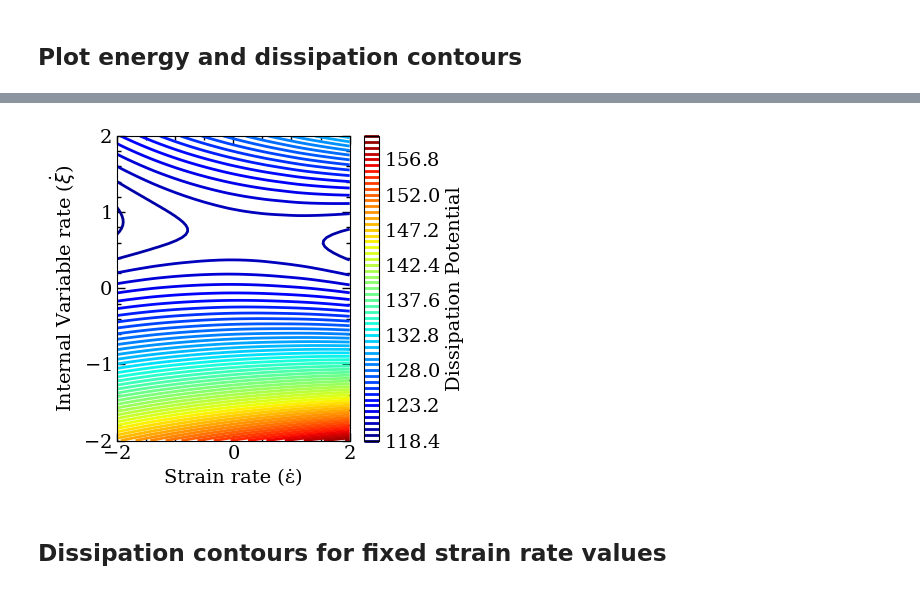
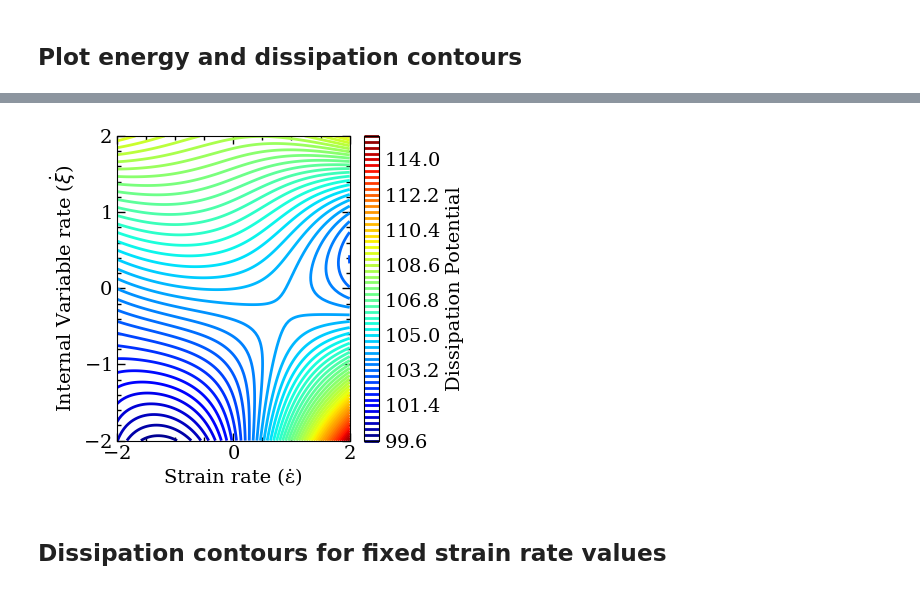
Before and after one commit to m-raj/microstructure-dependent-material-model, a Jupyter notebook: post_processing.ipynb, the cells around one changed output, grey strips where cells are left out. Drawn from its saved outputs; the diff is of its cells as text; code cells hidden in the pictures.

```diff
--- a/post_processing.ipynb
+++ b/post_processing.ipynb
@@ -5,14 +5,14 @@ from fig_settings import *
 from util import *
 from torch.utils.data import DataLoader, random_split, Subset, ConcatDataset
 # %%
-run_id = 'material_model_run_z7'
+run_id = 'material_model_run_z15'
 params = torch.load(run_id+'/args.pkl', weights_only=True)
 args = argparse.Namespace(**params)
 folder = f'overleaf/figs/{run_id}'
 if not os.path.exists(folder):
     os.makedirs(folder)
 # %%
-mm = importlib.import_module(run_id + '.m_dependent_b')
+mm = importlib.import_module(run_id + '.' + args.material_model)
 from util import LossFunction
 from m_encoder import *
 
@@ -207,27 +213,29 @@ NameError: name 'E' is not defined
 # %%
 eps_dot = torch.linspace(-2, 2, 100).reshape(-1, 1).to(device)
 xi_dot = torch.linspace(-2, 2 , 100).reshape(-1, 1).to(device)
 EPS_dot, XI_dot = torch.meshgrid(eps_dot.squeeze(), xi_dot.squeeze(), indexing='ij')
-E0 = E[0]
-nu0 = nu[0]
+E0 = trainset[0][0][2]
+nu0 = trainset[0][0][3]
 inputs = (
-        EPS_dot.reshape(-1, 1),
-        XI_dot.reshape(-1, 1),
+        EPS.reshape(-1, 1),
+        XI.reshape(-1, 1),
         E0.repeat(EPS.numel(), 1),
         nu0.repeat(EPS.numel(), 1)
         )
+m_features = vmm.microstructure_encoder(inputs[2], inputs[3])
+inputs = (inputs[0], inputs[1], m_features)
 Z = vmm.dissipation_potential(*inputs).reshape(EPS_dot.shape).detach().cpu().numpy()
 
 plt.figure(figsize=(4.5,4))
 plt.contour(EPS_dot.cpu().numpy(), XI_dot.cpu().numpy(), Z, levels=50, cmap='jet')
 plt.colorbar(label='Dissipation Potential')
 plt.xlabel('Strain rate (ε̇)')
 plt.ylabel(r'Internal Variable rate ($\dot{\xi}$)')
 plt.tight_layout()
 plt.savefig(f"{folder}/dissipation_contour.pdf")
 plt.show()
 # %% [output]
-[figure, old version]
+[figure, new version]
 # %% [markdown]
 ## Dissipation contours for fixed strain rate values
 # %%
```
Also changed, not shown: parts of 17 cells of this notebook, 2 other files.
